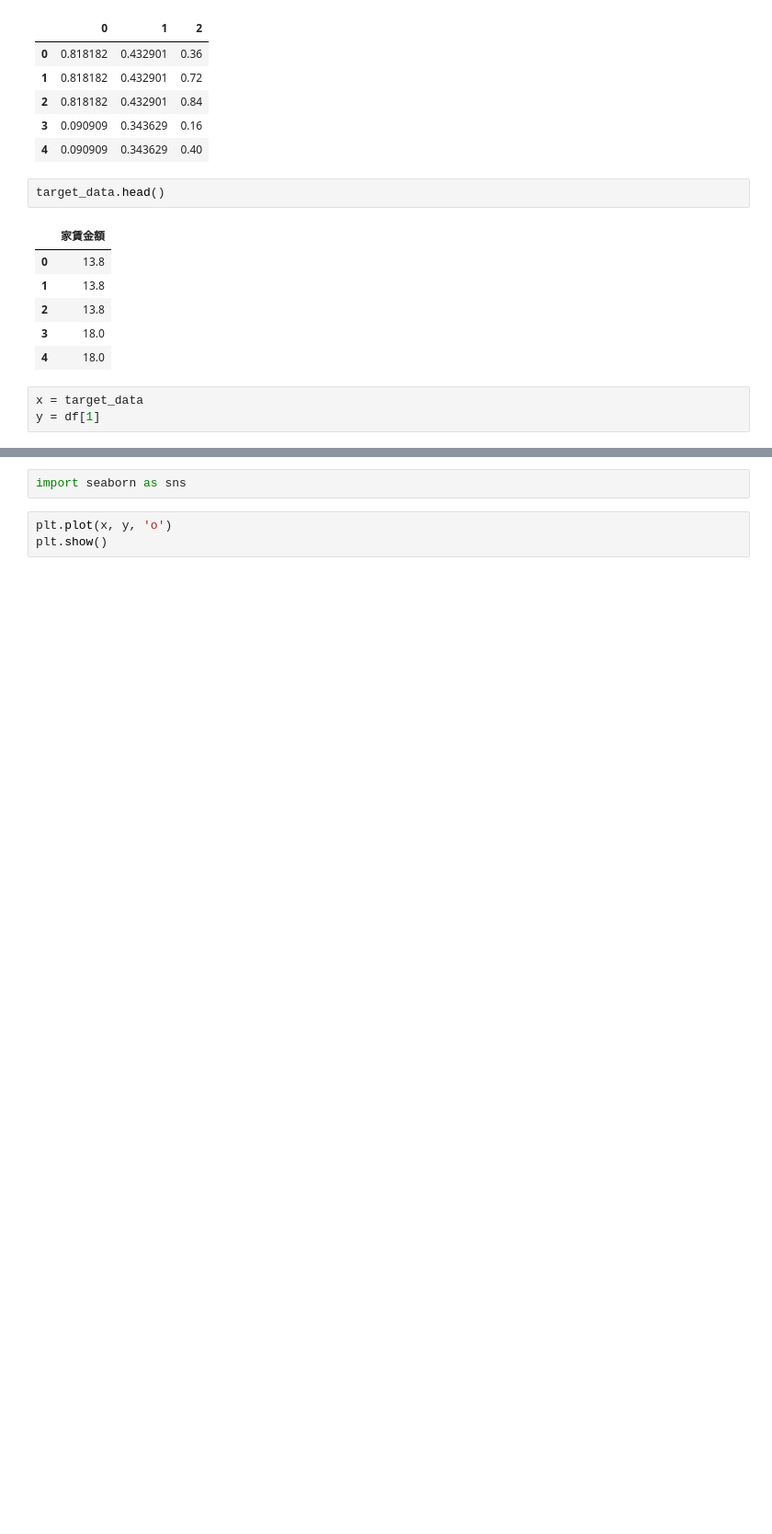
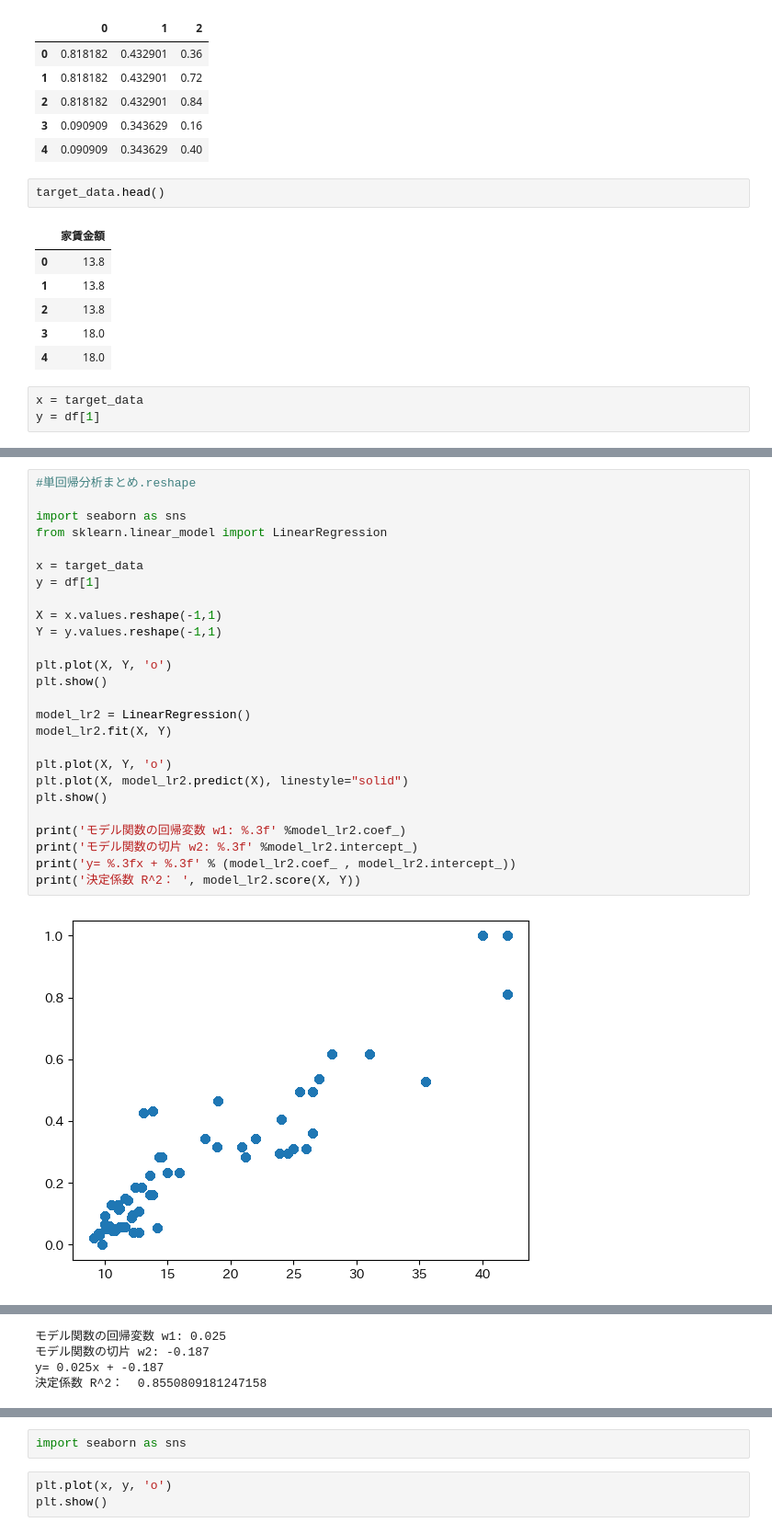
Before and after one commit to xxNaokixx/RealEstate-Aanlytics, a Jupyter notebook: tech0-suumo.ipynb, the cells around one changed output, grey strips where cells are left out. Shown at 92% size. Cells and saved outputs as stored; diff of their text form; blank space fills up the shorter version.

```diff
--- a/tech0-suumo.ipynb
+++ b/tech0-suumo.ipynb
@@ -745,0 +760,28 @@ y = df[1]
+# %%
+#単回帰分析まとめ.reshape
+
+import seaborn as sns
+from sklearn.linear_model import LinearRegression
+
+x = target_data
+y = df[1]
+
+X = x.values.reshape(-1,1)
+Y = y.values.reshape(-1,1)
+
+plt.plot(X, Y, 'o')
+plt.show()
+
+model_lr2 = LinearRegression()
+model_lr2.fit(X, Y)
+
+plt.plot(X, Y, 'o')
+plt.plot(X, model_lr2.predict(X), linestyle="solid")
+plt.show()
+
+print('モデル関数の回帰変数 w1: %.3f' %model_lr2.coef_)
+print('モデル関数の切片 w2: %.3f' %model_lr2.intercept_)
+print('y= %.3fx + %.3f' % (model_lr2.coef_ , model_lr2.intercept_))
+print('決定係数 R^2： ', model_lr2.score(X, Y))
+# %% [output]
+[figure, added]
@@ -745,0 +789,4 @@ y = df[1]
+モデル関数の回帰変数 w1: 0.025
+モデル関数の切片 w2: -0.187
+y= 0.025x + -0.187
+決定係数 R^2：  0.8550809181247158
```
Also changed, not shown: parts of 35 cells of this notebook, 5 other files.
